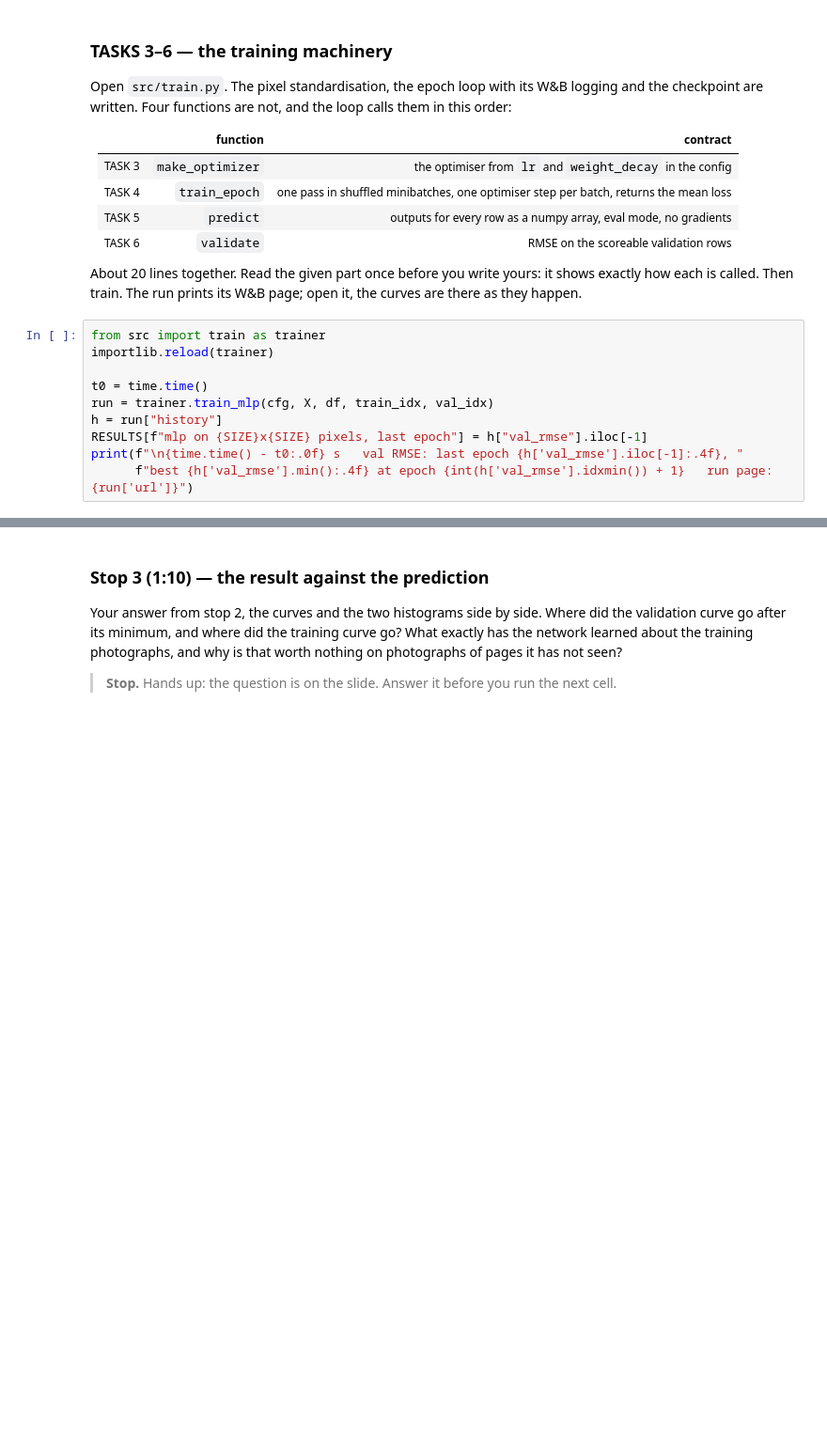
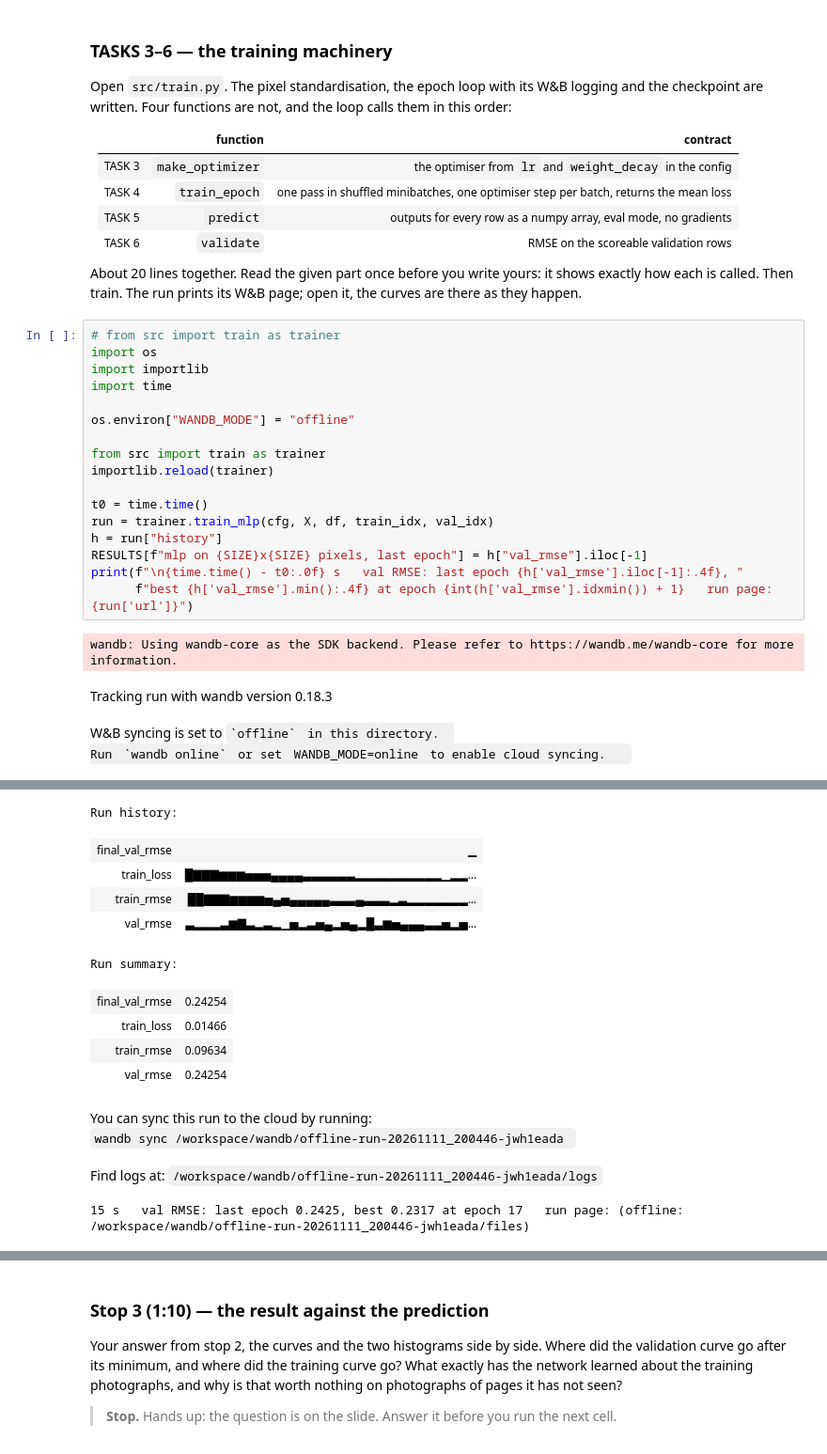
Before and after one commit to rras004/dl2026-docphoto, a Jupyter notebook: notebooks/lab3_baseline.ipynb, the cells around one changed output, grey strips where cells are left out. Shown at 94% size. Cells and saved outputs as stored; diff of their text form; blank space fills up the shorter version.

Commit message:
Complete MLP training tasks

```diff
--- a/notebooks/lab3_baseline.ipynb
+++ b/notebooks/lab3_baseline.ipynb
@@ -436,6 +437,13 @@ About 20 lines together. Read the given part once before you write yours:
 it shows exactly how each is called. Then train. The run prints its W&B
 page; open it, the curves are there as they happen.
 # %%
+# from src import train as trainer
+import os
+import importlib
+import time
+
+os.environ["WANDB_MODE"] = "offline"
+
 from src import train as trainer
 importlib.reload(trainer)
 
@@ -445,3 +453,8 @@ h = run["history"]
 RESULTS[f"mlp on {SIZE}x{SIZE} pixels, last epoch"] = h["val_rmse"].iloc[-1]
 print(f"\n{time.time() - t0:.0f} s   val RMSE: last epoch {h['val_rmse'].iloc[-1]:.4f}, "
       f"best {h['val_rmse'].min():.4f} at epoch {int(h['val_rmse'].idxmin()) + 1}   run page: {run['url']}")
+# %% [output]
+wandb: Using wandb-core as the SDK backend. Please refer to https://wandb.me/wandb-core for more information.
+Tracking run with wandb version 0.18.3
+W&B syncing is set to `offline` in this directory.
+Run `wandb online` or set WANDB_MODE=online to enable cloud syncing.
@@ -448,3 +469,17 @@ print(f"\n{time.time() - t0:.0f} s   val RMSE: last epoch {h['val_rmse'].iloc[-1
+Run history:
+| final_val_rmse | ▁ |
+| train_loss | █▇▇▇▆▆▆▅▅▅▄▄▄▄▃▃▃▃▃▃▂▂▂▂▂▂▂▂▂▂▁▂▂... |
+| train_rmse | ██▇▇▇▆▆▆▆▅▄▅▄▄▄▄▄▃▃▃▄▃▃▃▂▃▂▂▂▂▂▂▂... |
+| val_rmse | ▃▂▂▂▃▆▇▃▂▃▂▁▅▂▃▅▄▂▅▄▂█▃▆▅▄▄▄▃▃▅▂▅... |
+Run summary:
+| final_val_rmse | 0.24254 |
+| train_loss | 0.01466 |
+| train_rmse | 0.09634 |
+| val_rmse | 0.24254 |
+You can sync this run to the cloud by running:
+wandb sync /workspace/wandb/offline-run-20261111_200446-jwh1eada
+Find logs at: /workspace/wandb/offline-run-20261111_200446-jwh1eada/logs
+15 s   val RMSE: last epoch 0.2425, best 0.2317 at epoch 17   run page: (offline: /workspace/wandb/offline-run-20261111_200446-jwh1eada/files)
 # %%
 fig, axes = plt.subplots(1, 3, figsize=(13, 3.4))
 axes[0].plot(h["epoch"], h["train_rmse"], ":", color="C1", label="train RMSE")
```
Also changed, not shown: parts of 9 cells of this notebook, 1 other file.
